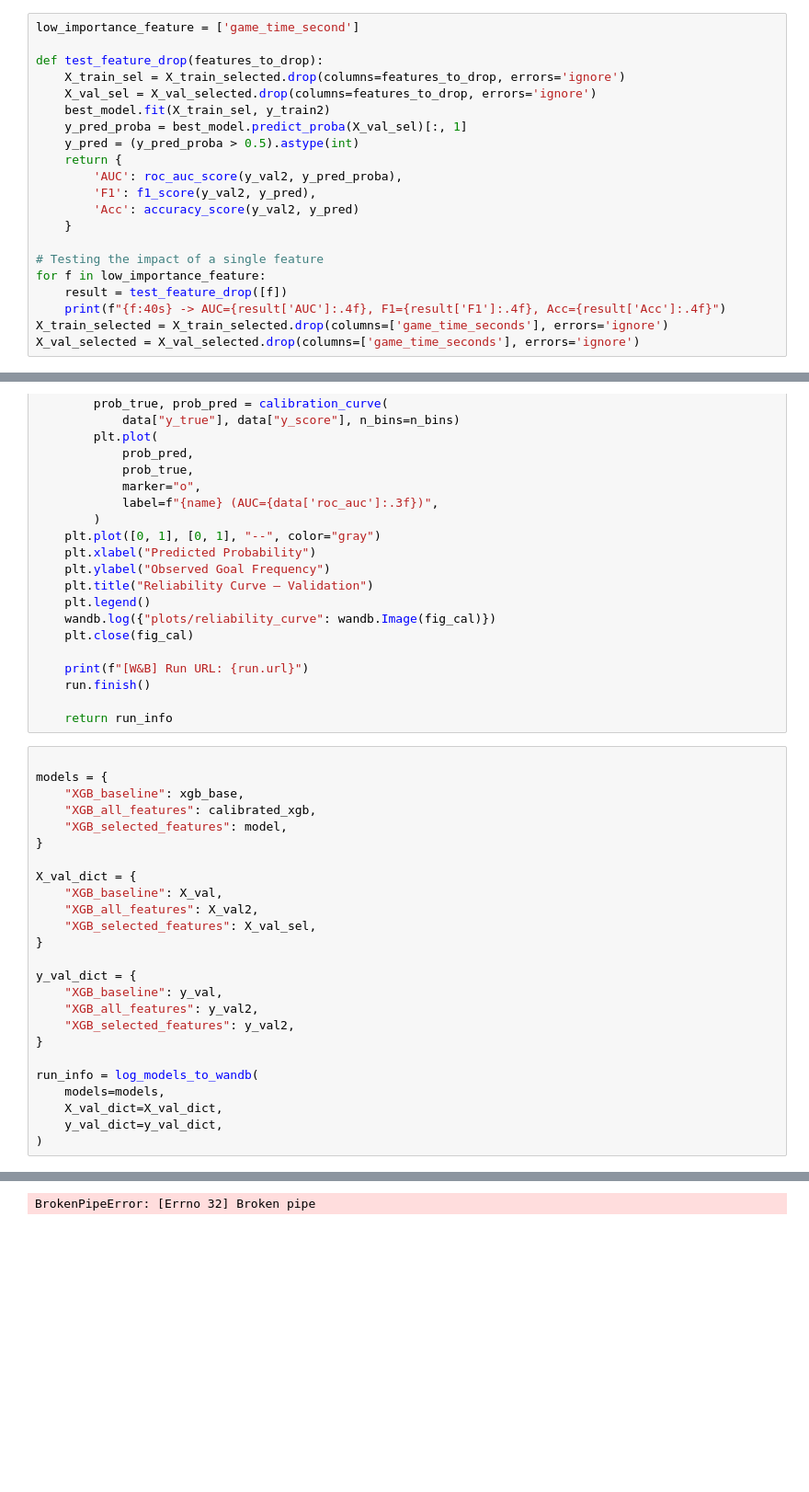
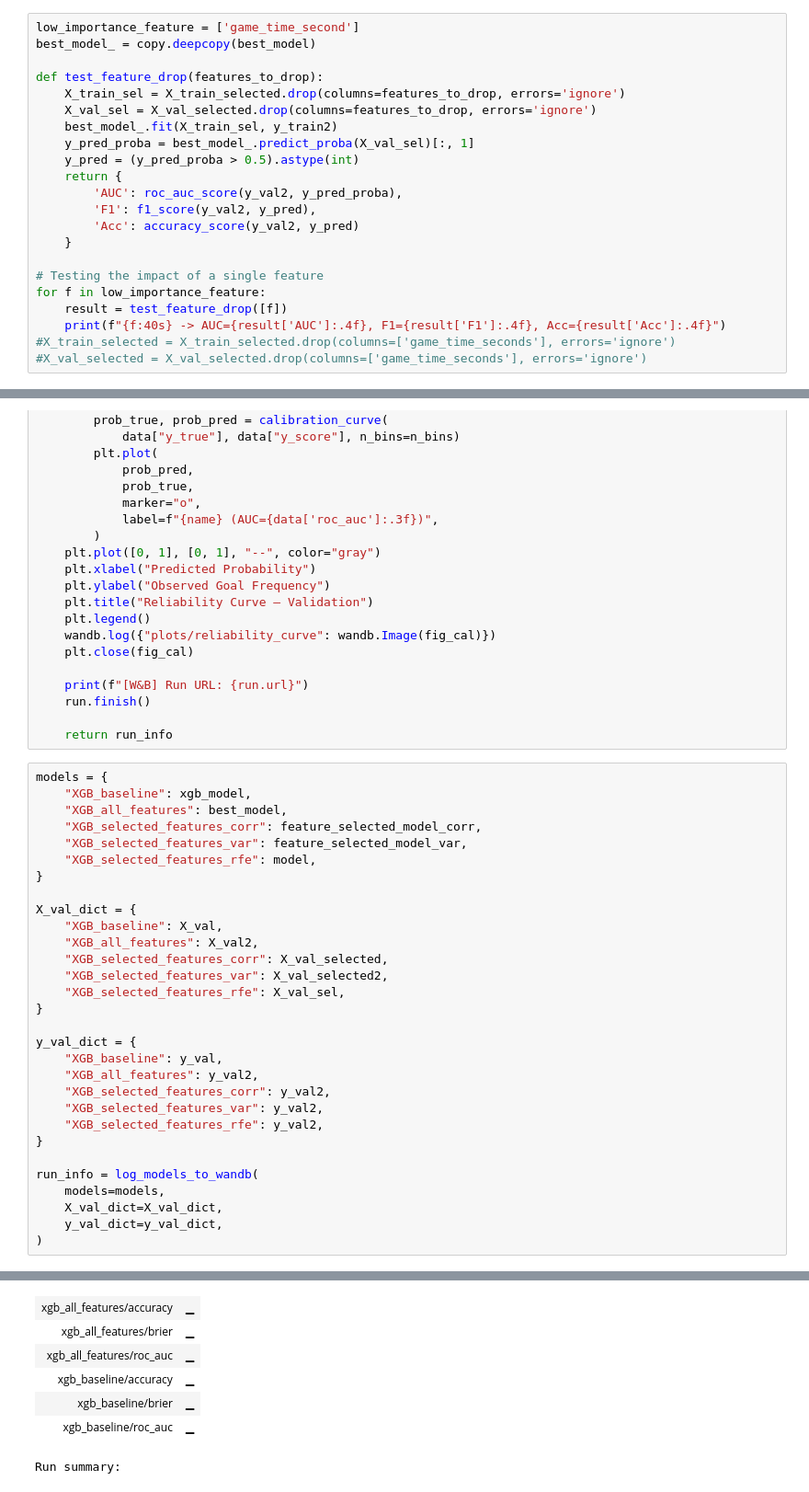
Before and after one commit to d1amondb0t/ift-6758-m1, a Jupyter notebook: notebooks/advanced_models.ipynb, the cells around one changed output, grey strips where cells are left out. Shown at 92% size. Cells and saved outputs as stored; diff of their text form; blank space fills up the shorter version.

```diff
--- a/notebooks/advanced_models.ipynb
+++ b/notebooks/advanced_models.ipynb
@@ -404,11 +406,12 @@ plt.show()
 # %%
 low_importance_feature = ['game_time_second']
+best_model_ = copy.deepcopy(best_model)
 
 def test_feature_drop(features_to_drop):
     X_train_sel = X_train_selected.drop(columns=features_to_drop, errors='ignore')
     X_val_sel = X_val_selected.drop(columns=features_to_drop, errors='ignore')
-    best_model.fit(X_train_sel, y_train2)
-    y_pred_proba = best_model.predict_proba(X_val_sel)[:, 1]
+    best_model_.fit(X_train_sel, y_train2)
+    y_pred_proba = best_model_.predict_proba(X_val_sel)[:, 1]
     y_pred = (y_pred_proba > 0.5).astype(int)
     return {
         'AUC': roc_auc_score(y_val2, y_pred_proba),
@@ -420,6 +423,6 @@ def test_feature_drop(features_to_drop):
 for f in low_importance_feature:
     result = test_feature_drop([f])
     print(f"{f:40s} -> AUC={result['AUC']:.4f}, F1={result['F1']:.4f}, Acc={result['Acc']:.4f}")
-X_train_selected = X_train_selected.drop(columns=['game_time_seconds'], errors='ignore')
-X_val_selected = X_val_selected.drop(columns=['game_time_seconds'], errors='ignore')
+#X_train_selected = X_train_selected.drop(columns=['game_time_seconds'], errors='ignore')
+#X_val_selected = X_val_selected.drop(columns=['game_time_seconds'], errors='ignore')
 # %% [output]
@@ -664,23 +667,28 @@ def log_models_to_wandb(
 
     return run_info
 # %%
-
 models = {
-    "XGB_baseline": xgb_base,
-    "XGB_all_features": calibrated_xgb,
-    "XGB_selected_features": model,
+    "XGB_baseline": xgb_model,
+    "XGB_all_features": best_model,
+    "XGB_selected_features_corr": feature_selected_model_corr,
+    "XGB_selected_features_var": feature_selected_model_var,
+    "XGB_selected_features_rfe": model,
 }
 
 X_val_dict = {
     "XGB_baseline": X_val,
     "XGB_all_features": X_val2,
-    "XGB_selected_features": X_val_sel,
+    "XGB_selected_features_corr": X_val_selected,
+    "XGB_selected_features_var": X_val_selected2,
+    "XGB_selected_features_rfe": X_val_sel,
 }
 
 y_val_dict = {
     "XGB_baseline": y_val,
     "XGB_all_features": y_val2,
-    "XGB_selected_features": y_val2,
+    "XGB_selected_features_corr": y_val2,
+    "XGB_selected_features_var": y_val2,
+    "XGB_selected_features_rfe": y_val2,
 }
 
 run_info = log_models_to_wandb(
@@ -693 +703,7 @@ wandb: WARNING Calling wandb.login() after wandb.init() has no effect.
+| xgb_all_features/accuracy | ▁ |
+| xgb_all_features/brier | ▁ |
+| xgb_all_features/roc_auc | ▁ |
+| xgb_baseline/accuracy | ▁ |
+| xgb_baseline/brier | ▁ |
+| xgb_baseline/roc_auc | ▁ |
-BrokenPipeError: [Errno 32] Broken pipe
+Run summary:
```
Also changed, not shown: parts of 22 cells of this notebook, 19 other files.
